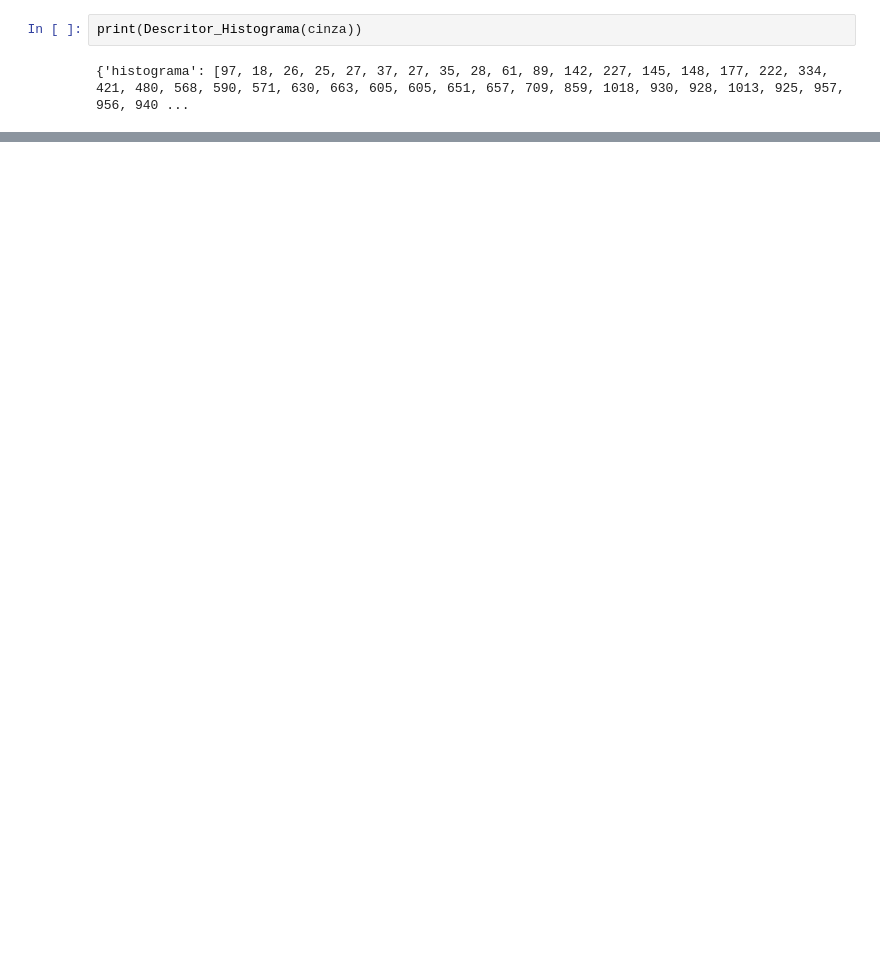
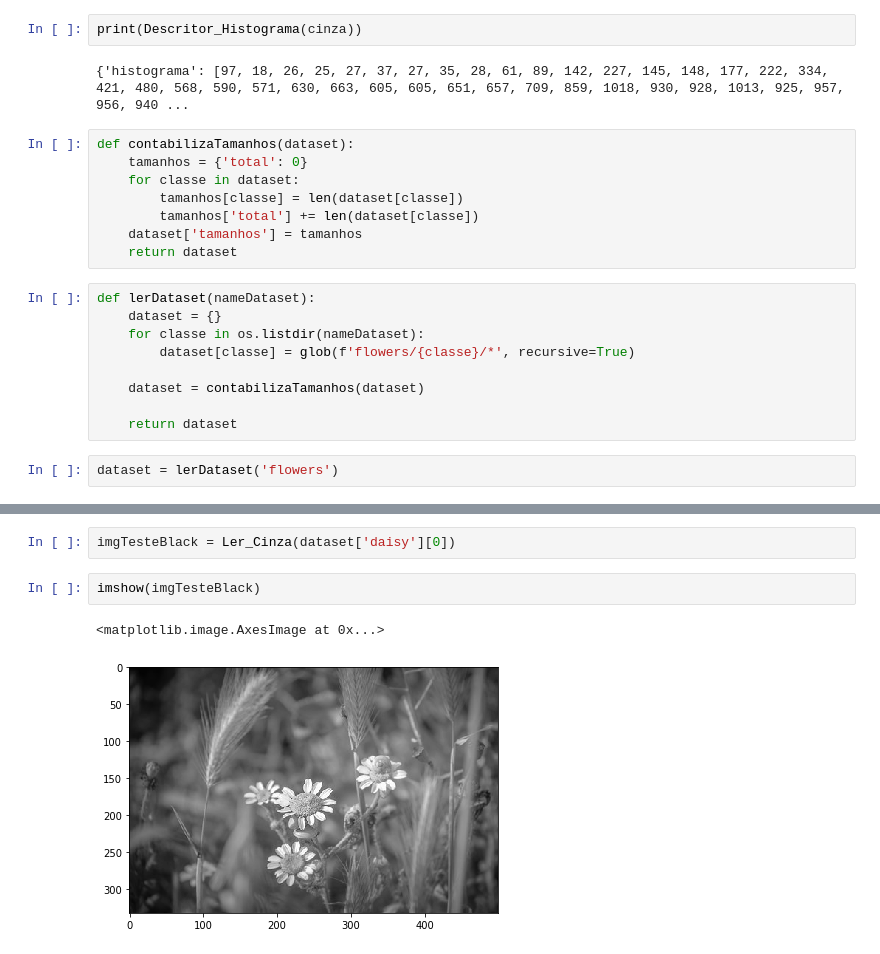
Before and after one commit to viniciusmwen/Computacional, a Jupyter notebook: Atividade-03/Atividade.ipynb, the cells around one changed output, grey strips where cells are left out. Cells and saved outputs as stored; diff of their text form; blank space fills up the shorter version.

```diff
--- a/Atividade-03/Atividade.ipynb
+++ b/Atividade-03/Atividade.ipynb
@@ -64,3 +67,22 @@ def Descritor_Histograma(imagem):
 print(Descritor_Histograma(cinza))
 # %% [output]
 {'histograma': [97, 18, 26, 25, 27, 37, 27, 35, 28, 61, 89, 142, 227, 145, 148, 177, 222, 334, 421, 480, 568, 590, 571, 630, 663, 605, 605, 651, 657, 709, 859, 1018, 930, 928, 1013, 925, 957, 956, 940 ...
+# %%
+def contabilizaTamanhos(dataset):
+    tamanhos = {'total': 0}
+    for classe in dataset:
+        tamanhos[classe] = len(dataset[classe])
+        tamanhos['total'] += len(dataset[classe])
+    dataset['tamanhos'] = tamanhos
+    return dataset
+# %%
+def lerDataset(nameDataset):
+    dataset = {}
+    for classe in os.listdir(nameDataset):
+        dataset[classe] = glob(f'flowers/{classe}/*', recursive=True)
+
+    dataset = contabilizaTamanhos(dataset)
+
+    return dataset
+# %%
+dataset = lerDataset('flowers')
@@ -66,0 +111,7 @@ print(Descritor_Histograma(cinza))
+# %%
+imgTesteBlack = Ler_Cinza(dataset['daisy'][0])
+# %%
+imshow(imgTesteBlack)
+# %% [output]
+<matplotlib.image.AxesImage at 0x...>
+[figure, added]
```
Also changed, not shown: parts of 13 cells of this notebook, 2 other files.
